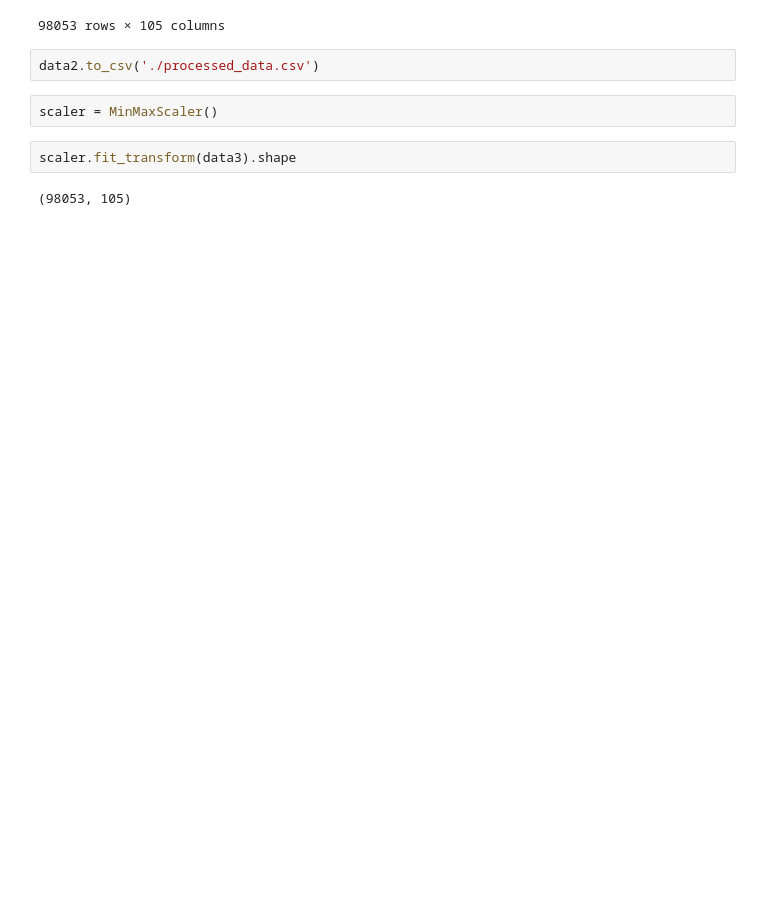
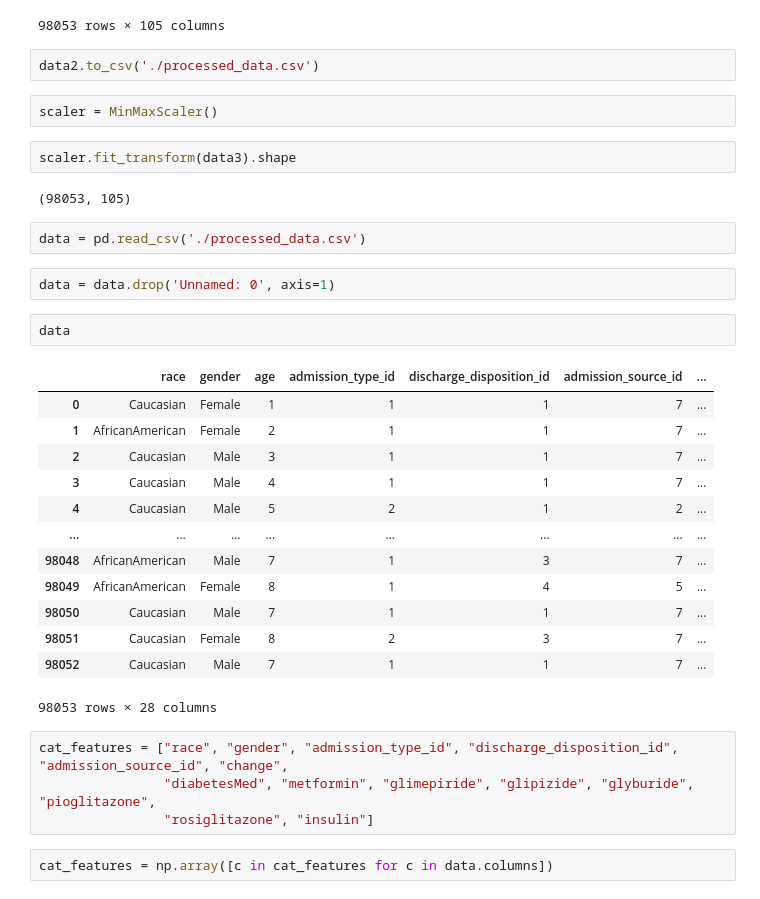
Before and after one commit to ShangQingTu/THU_DM_teamwork2, a Jupyter notebook: data/Preprocessing.ipynb, the cells around one changed output. Cells and saved outputs as stored; diff of their text form; blank space fills up the shorter version.

```diff
--- a/data/Preprocessing.ipynb
+++ b/data/Preprocessing.ipynb
@@ -291,3 +313,29 @@ scaler = MinMaxScaler()
 scaler.fit_transform(data3).shape
 # %% [output]
 (98053, 105)
+# %%
+data = pd.read_csv('./processed_data.csv')
+# %%
+data = data.drop('Unnamed: 0', axis=1)
+# %%
+data
+# %% [output]
+|  | race | gender | age | admission_type_id | discharge_disposition_id | admission_source_id | ... |
+| 0 | Caucasian | Female | 1 | 1 | 1 | 7 | ... |
+| 1 | AfricanAmerican | Female | 2 | 1 | 1 | 7 | ... |
+| 2 | Caucasian | Male | 3 | 1 | 1 | 7 | ... |
+| 3 | Caucasian | Male | 4 | 1 | 1 | 7 | ... |
+| 4 | Caucasian | Male | 5 | 2 | 1 | 2 | ... |
+| ... | ... | ... | ... | ... | ... | ... | ... |
+| 98048 | AfricanAmerican | Male | 7 | 1 | 3 | 7 | ... |
+| 98049 | AfricanAmerican | Female | 8 | 1 | 4 | 5 | ... |
+| 98050 | Caucasian | Male | 7 | 1 | 1 | 7 | ... |
+| 98051 | Caucasian | Female | 8 | 2 | 3 | 7 | ... |
+| 98052 | Caucasian | Male | 7 | 1 | 1 | 7 | ... |
+98053 rows × 28 columns
+# %%
+cat_features = ["race", "gender", "admission_type_id", "discharge_disposition_id", "admission_source_id", "change",
+                "diabetesMed", "metformin", "glimepiride", "glipizide", "glyburide", "pioglitazone",
+                "rosiglitazone", "insulin"]
+# %%
+cat_features = np.array([c in cat_features for c in data.columns])
```
Also changed, not shown: parts of 20 cells of this notebook, 3 other files.
